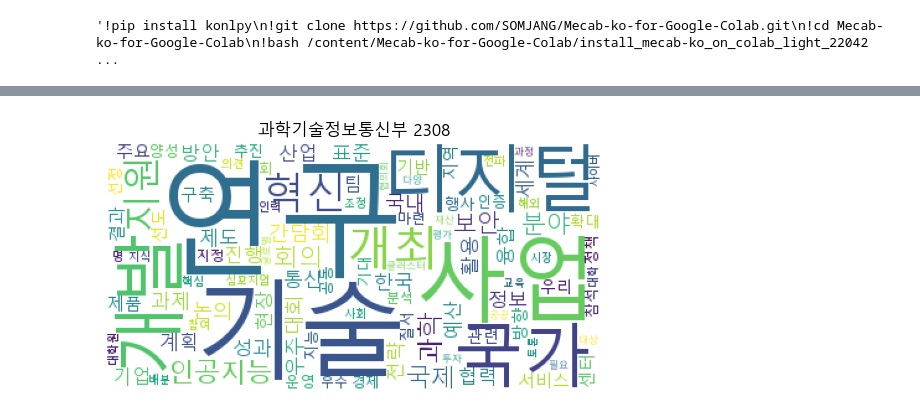
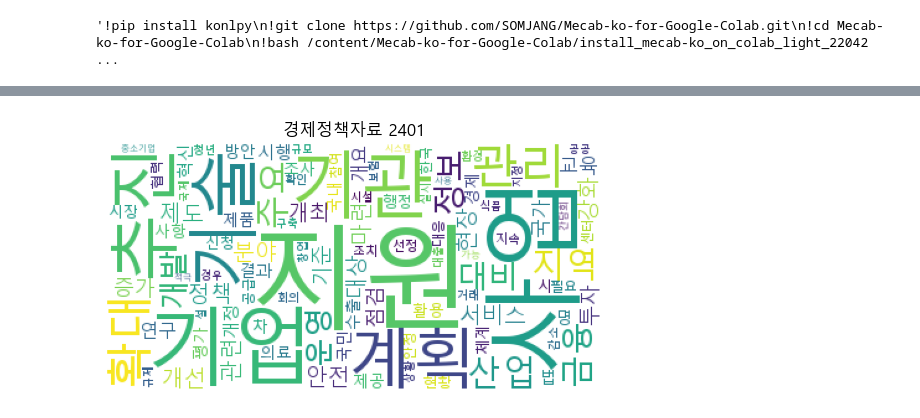
Before and after one commit to jo-cho/policy_download, a Jupyter notebook: get_policy/text_analysis/epic_wordcloud.ipynb, the cells around one changed output, grey strips where cells are left out. Saved outputs shown, nothing was run; the diff lists cells and outputs as text; code cells hidden in the pictures.

```diff
--- a/get_policy/text_analysis/epic_wordcloud.ipynb
+++ b/get_policy/text_analysis/epic_wordcloud.ipynb
@@ -22,7 +22,7 @@ font_path = r"C:/windows/fonts/malgun.ttf"
 from konlpy.tag import Mecab
 tagger = Mecab(dicpath=r"C:/mecab/mecab-ko-dic")
 # %%
-yymm = "2308"
+yymm = "2401"
 
 file_path = '../data/'  # 파일 경로를 지정하세요
 fn= f'epic_metadata_{yymm}.xlsx'
@@ -48,7 +48,7 @@ stop_words = "안 간 붙임 참고 참조 첨부 총리 장관 겸 청 실 는
 stop_words = stop_words.split(" ")
 # %%
 excluson = ["기획재정부","정부",'과학기술정보통신부','과기정통부','농림축산식품부','농식품부','금융위원회','금융위','금융감독원','금감원','산업통상자원부','산업부',
-            '환경부','해양수산부','해수부','공정거래위원회','공정위','식약처','식품의약품안전처','고용노동부','고용부','국토교통부','국토부','중소기업벤처부','중기부',
+            '환경부','해양수산부','해수부','공정거래위원회','공정위','식약처','식품의약품안전처','고용노동부','고용부','국토교통부','국토부','중소벤처기업부','중기부',
             '통계청','국세청','관세청','조달청','특허청','통일부','보건복지부','복지부','교육부','한국은행',
             '계획임.','예정임.','밝혔다.','발표하였다.']
 # %%
@@ -80,10 +80,10 @@ def df_to_wordcloud(df, name, name_fn, yymm):
     plt.savefig(f"wordcloud_monthly/wordcloud_{name_fn}_{yymm}.png")
     plt.show()
 # %%
-df = df_msit.copy()
-name = '과학기술정보통신부'
-name_fn = 'msit'
+df = df.copy()
+name = '경제정책자료'
+name_fn = ''
 
 df_to_wordcloud(df, name, name_fn, yymm)
 # %% [output]
-[figure, old version]
+[figure, new version]
```
Also changed, not shown: parts of 1 cell of this notebook, 12 other files.
